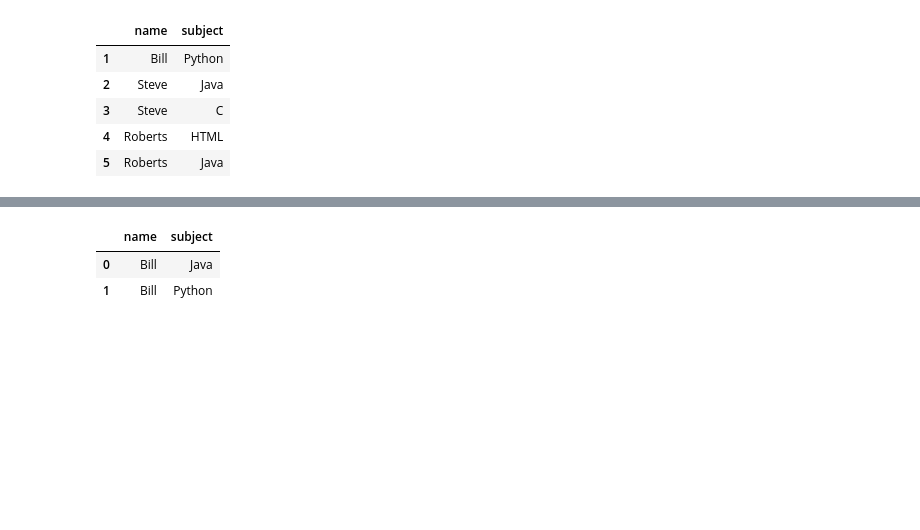
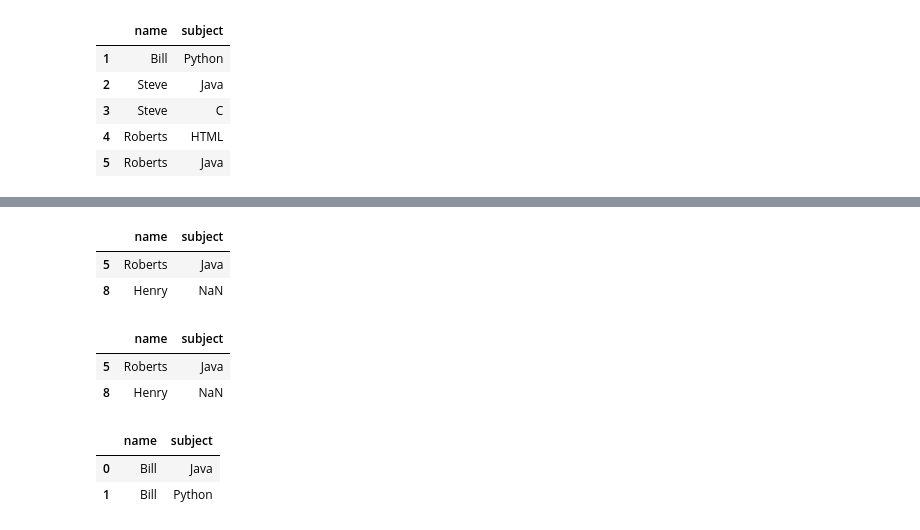
Before and after one commit to srikanthpragada/DS_28_SEP_2020, a Jupyter notebook: pandas/marks_df.ipynb, the cells around one changed output, grey strips where cells are left out. Saved outputs shown, nothing was run; the diff lists cells and outputs as text; code cells hidden in the pictures; blank space fills up the shorter version.

```diff
--- a/pandas/marks_df.ipynb
+++ b/pandas/marks_df.ipynb
@@ -178,3 +189,15 @@ df.loc[1:5, 'name': 'subject']
+# %%
+df.loc[ df.marks <70, ['name','subject']]
+# %% [output]
+|  | name | subject |
+| 5 | Roberts | Java |
+| 8 | Henry | NaN |
+# %%
+df[df.marks <70][['name','subject']]
+# %% [output]
+|  | name | subject |
+| 5 | Roberts | Java |
+| 8 | Henry | NaN |
 # %%
 df.iloc[0:2,0:2]
 # %% [output]
```
Also changed, not shown: parts of 5 cells of this notebook, 1 other file.
